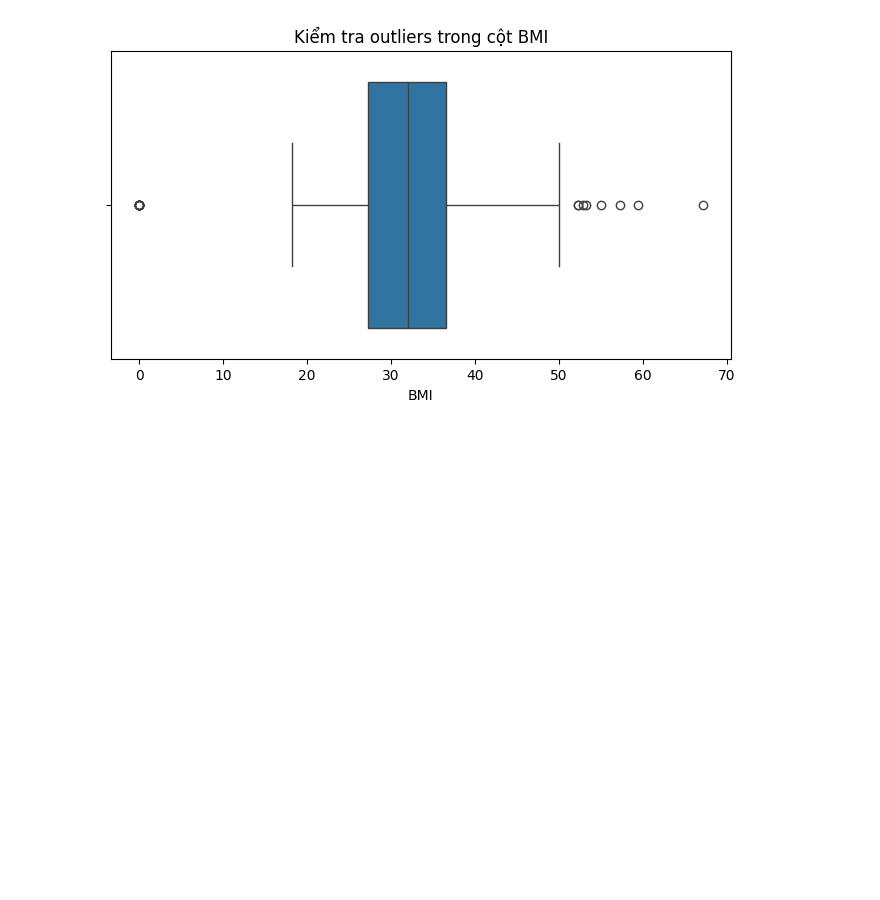
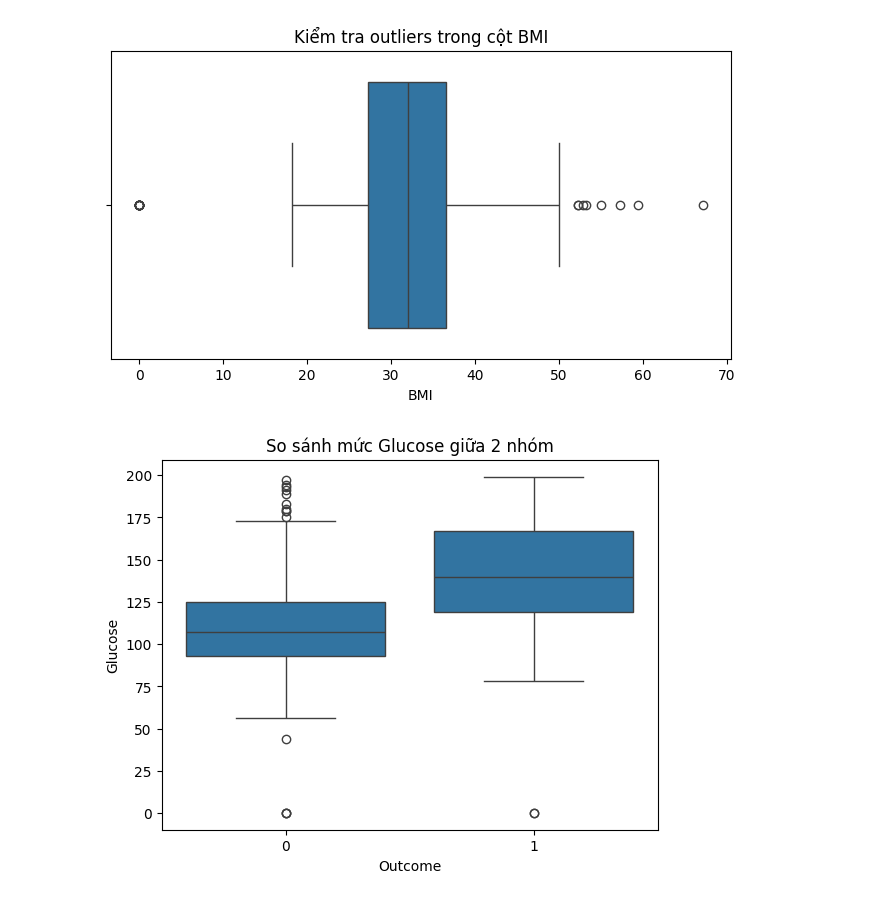
Before and after one commit to phuocle1231236-sys/SGU26_ML, a Jupyter notebook: phan_tich_da_bien_notebook.ipynb, the cells around one changed output. Saved outputs shown, nothing was run; the diff lists cells and outputs as text; code cells hidden in the pictures; blank space fills up the shorter version.

```diff
--- a/phan_tich_da_bien_notebook.ipynb
+++ b/phan_tich_da_bien_notebook.ipynb
@@ -65,3 +65,10 @@ plt.title("Kiểm tra outliers trong cột BMI")
 plt.show()
 # %% [output]
 [figure]
+# %%
+# So sánh Glucose giữa người bị và không bị tiểu đường
+sns.boxplot(x='Outcome', y='Glucose', data=df_diabetes)
+plt.title("So sánh mức Glucose giữa 2 nhóm")
+plt.show()
+# %% [output]
+[figure, added]
```
